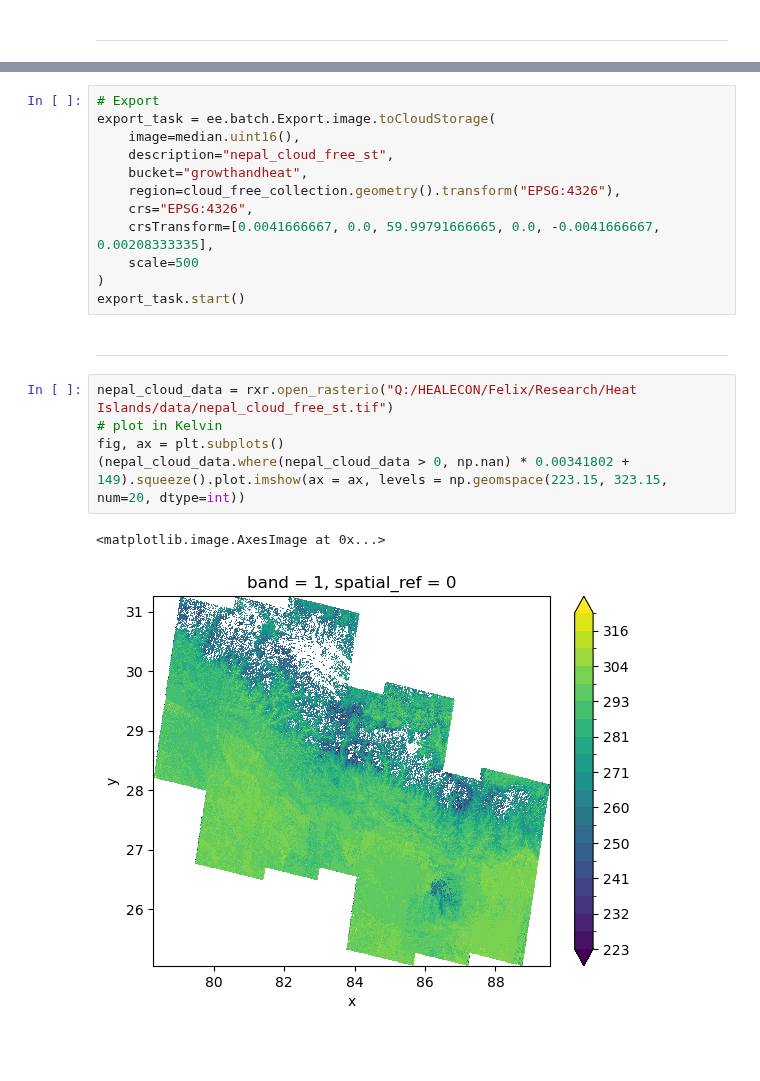
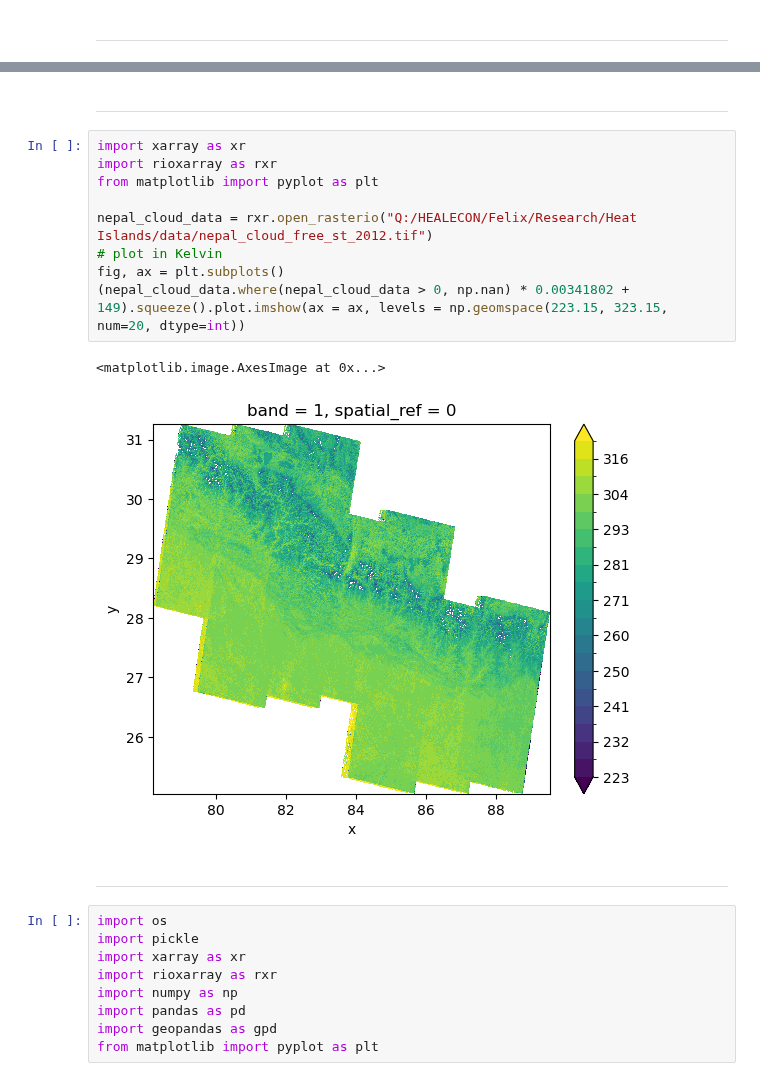
Before and after one commit to felixschulz385/growth-and-temperature, a Jupyter notebook: code/experiments/grid.ipynb, the cells around one changed output, grey strips where cells are left out. Drawn from its saved outputs; the diff is of its cells as text; blank space fills up the shorter version.

Commit message:
Added initial case study for Nepal

```diff
--- a/code/experiments/grid.ipynb
+++ b/code/experiments/grid.ipynb
@@ -192,22 +232,25 @@ Map(center=[28.072510421089458, 83.88344505801915], controls=(WidgetControl(opti
-# %%
-# Export
-export_task = ee.batch.Export.image.toCloudStorage(
-    image=median.uint16(),
-    description="nepal_cloud_free_st",
-    bucket="growthandheat",
-    region=cloud_free_collection.geometry().transform("EPSG:4326"),
-    crs="EPSG:4326",
-    crsTransform=[0.0041666667, 0.0, 59.99791666665, 0.0, -0.0041666667, 0.00208333335],
-    scale=500
-)
-export_task.start()
 # %% [markdown]
 ---
 # %%
-nepal_cloud_data = rxr.open_rasterio("Q:/HEALECON/Felix/Research/Heat Islands/data/nepal_cloud_free_st.tif")
+import xarray as xr
+import rioxarray as rxr
+from matplotlib import pyplot as plt
+
+nepal_cloud_data = rxr.open_rasterio("Q:/HEALECON/Felix/Research/Heat Islands/data/nepal_cloud_free_st_2012.tif")
 # plot in Kelvin
 fig, ax = plt.subplots()
 (nepal_cloud_data.where(nepal_cloud_data > 0, np.nan) * 0.00341802 + 149).squeeze().plot.imshow(ax = ax, levels = np.geomspace(223.15, 323.15, num=20, dtype=int))
 # %% [output]
 <matplotlib.image.AxesImage at 0x...>
-[figure, old version]
+[figure, new version]
+# %% [markdown]
+---
+# %%
+import os
+import pickle
+import xarray as xr
+import rioxarray as rxr
+import numpy as np
+import pandas as pd
+import geopandas as gpd
+from matplotlib import pyplot as plt
```
Also changed, not shown: parts of 28 cells of this notebook.
